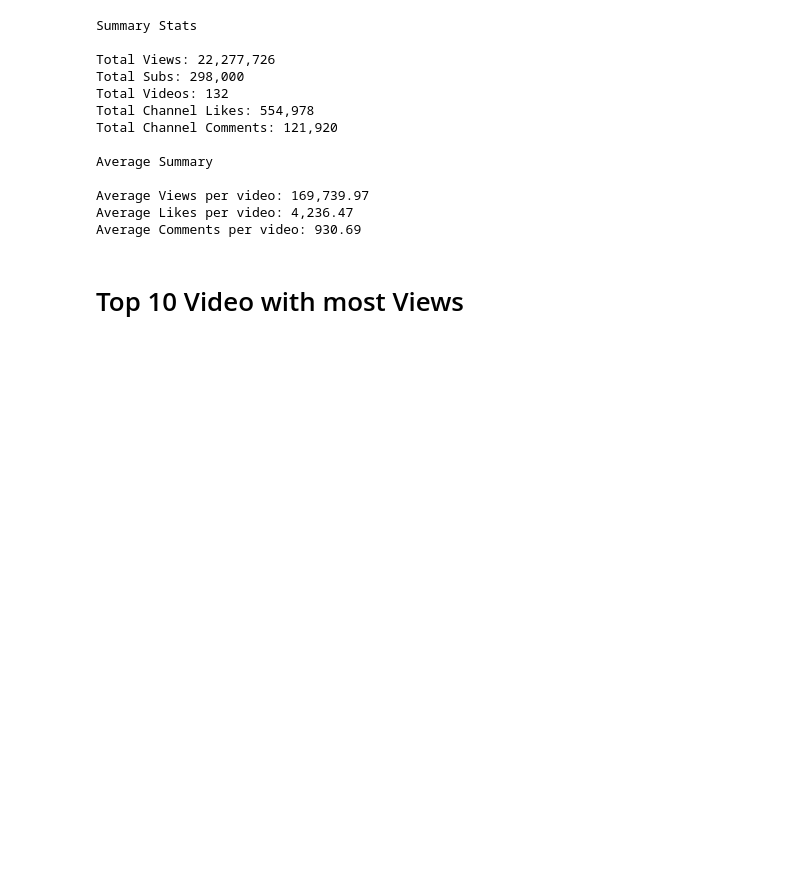
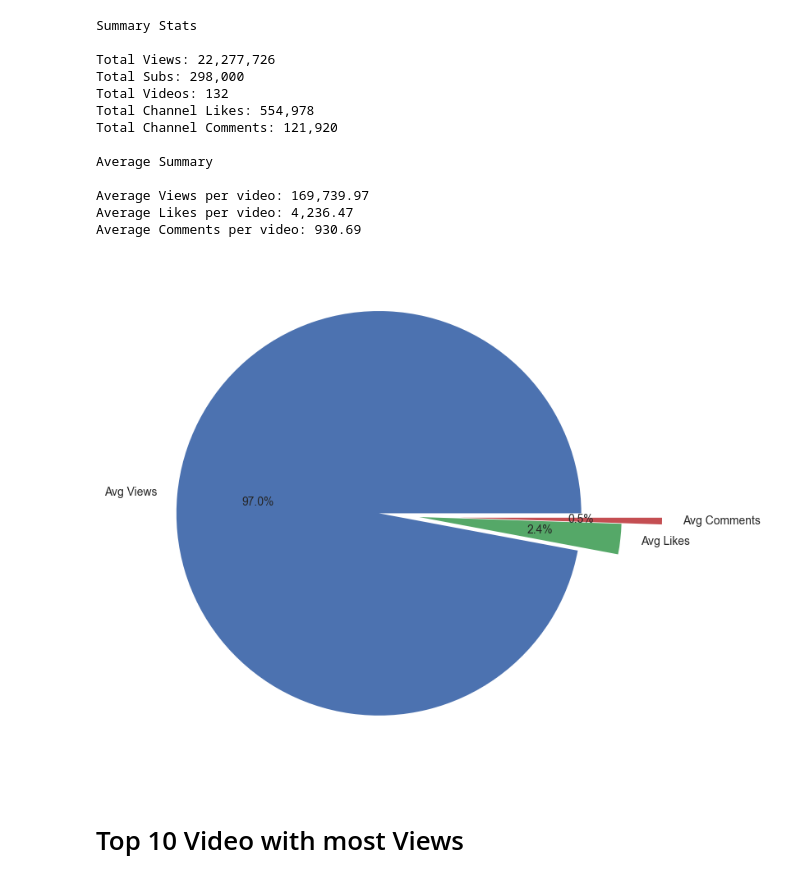
Before and after one commit to nfaltir/Youtube-Channel-Analysis, a Jupyter notebook: analysis.ipynb, the cells around one changed output. Saved outputs shown, nothing was run; the diff lists cells and outputs as text; code cells hidden in the pictures; blank space fills up the shorter version.

```diff
--- a/analysis.ipynb
+++ b/analysis.ipynb
@@ -92,6 +94,29 @@ Average Summary
 Average Views per video: 169,739.97
 Average Likes per video: 4,236.47
 Average Comments per video: 930.69
+# %%
+# Average Stats Pie Chart
+
+plt.figure(figsize=(15,8), dpi=100)
+
+labels = ["Avg Views", "Avg Likes", "Avg Comments"]
+explode = [0.2,0,0.2]
+values = [avg_views, avg_likes, avg_comments]
+
+
+
+
+
+
+
+
+
+
+
+plt.pie(values, labels = labels, explode = explode, autopct='%1.1f%%')
+plt.show()
+# %% [output]
+[figure, added]
 # %% [markdown]
 # Top 10 Video with most Views
 # %%
```
Also changed, not shown: parts of 5 cells of this notebook.
